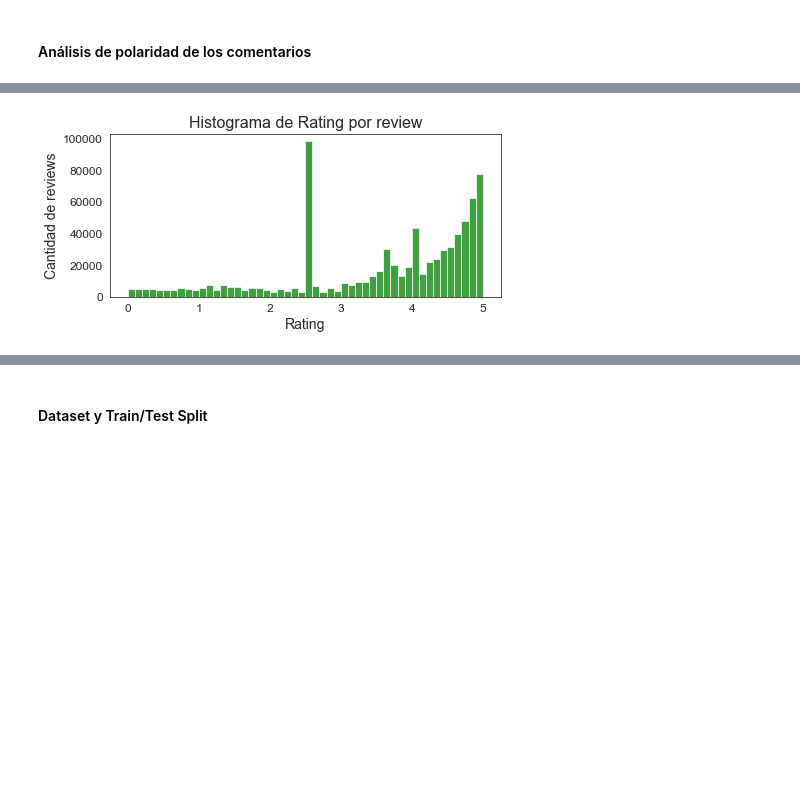
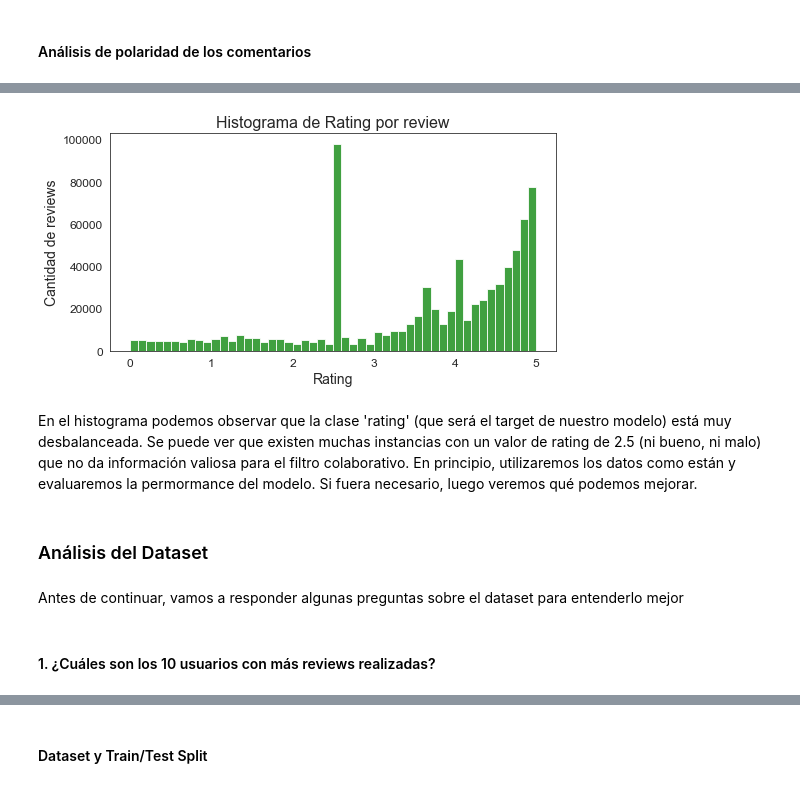
Before and after one commit to jmquintana/data_science_sprint_3, a Jupyter notebook: JoseQuintana_DS_Proyecto_03_SR.ipynb, the cells around one changed output, grey strips where cells are left out. Drawn from its saved outputs; the diff is of its cells as text; code cells hidden in the pictures; blank space fills up the shorter version.

```diff
--- a/JoseQuintana_DS_Proyecto_03_SR.ipynb
+++ b/JoseQuintana_DS_Proyecto_03_SR.ipynb
@@ -325,0 +369,6 @@ data_games.head()
+# %%
+# Como vemos que existen dos 'id' duplicados y dos NaN, procedemos a eliminarlos
+print('Size antes de eliminar instancias', data_games.shape)
+data_games.drop_duplicates(subset=['id'], inplace=True)
+data_games.dropna(subset=['id'], inplace=True)
+print('Size después de eliminar instancias', data_games.shape)
@@ -414,5 +462,5 @@ sentiment    7182
 dtype: int64
 # %%
-# Descarto los missings de 'id' y de 'app_name'
-data_games.dropna(axis=0, subset=['id', 'app_name'], inplace=True)
+# Descarto los missings de 'app_name'
+data_games.dropna(axis=0, subset=['app_name'], inplace=True)
 # %% [output]
@@ -452,3 +500,8 @@ id            int64
 developer    object
 sentiment    object
 dtype: object
+# %%
+# Agregamos el nombre del juego al dataframe de reviews
+data_reviews = pd.merge(data_reviews, data_games[['id', 'app_name']], how='left', left_on='product_id', right_on='id')
+data_reviews.drop(['id'], axis=1, inplace=True)
+data_reviews.shape
@@ -476,6 +542,9 @@ tokenizer=RegexpTokenizer("\w+")
 # Importamos la función que nos permite Stemmizar de nltk y definimos el stemmer
 stemmer = PorterStemmer()
 
+# Instanciamos el Lemmatizer
+lemmatizer = WordNetLemmatizer()
+
 # Traemos las stopwords
-stopwords = set(stopwords.words('english'))
+stopwords = nltk.corpus.stopwords.words('english')
 # %% [output]
@@ -674,6 +727,6 @@ df_reviews.loc[rand_list]
 # %%
 # Finalmente observamos la distribucion
-plt.figure(figsize=(7,3))
+plt.figure(figsize=(8,4))
 sns.histplot(data=df_reviews, x='rating', color='green', label='rating', bins=50)
 plt.title('Histograma de Rating por review')
 # plt.legend()
@@ -686,2 +739,10 @@ plt.show()
-[figure, old version]
+[figure, new version]
+# %% [markdown]
+En el histograma podemos observar que la clase 'rating' (que será el target de nuestro modelo) está muy desbalanceada. Se puede ver que existen muchas instancias con un valor de rating de 2.5 (ni bueno, ni malo) que no da información valiosa para el filtro colaborativo. En principio, utilizaremos los datos como están y evaluaremos la permormance del modelo. Si fuera necesario, luego veremos qué podemos mejorar.
+# %% [markdown]
+### Análisis del Dataset
+# %% [markdown]
+Antes de continuar, vamos a responder algunas preguntas sobre el dataset para entenderlo mejor
+# %% [markdown]
+#### 1. ¿Cuáles son los 10 usuarios con más reviews realizadas?
 # %%
```
Also changed, not shown: parts of 118 cells of this notebook.
